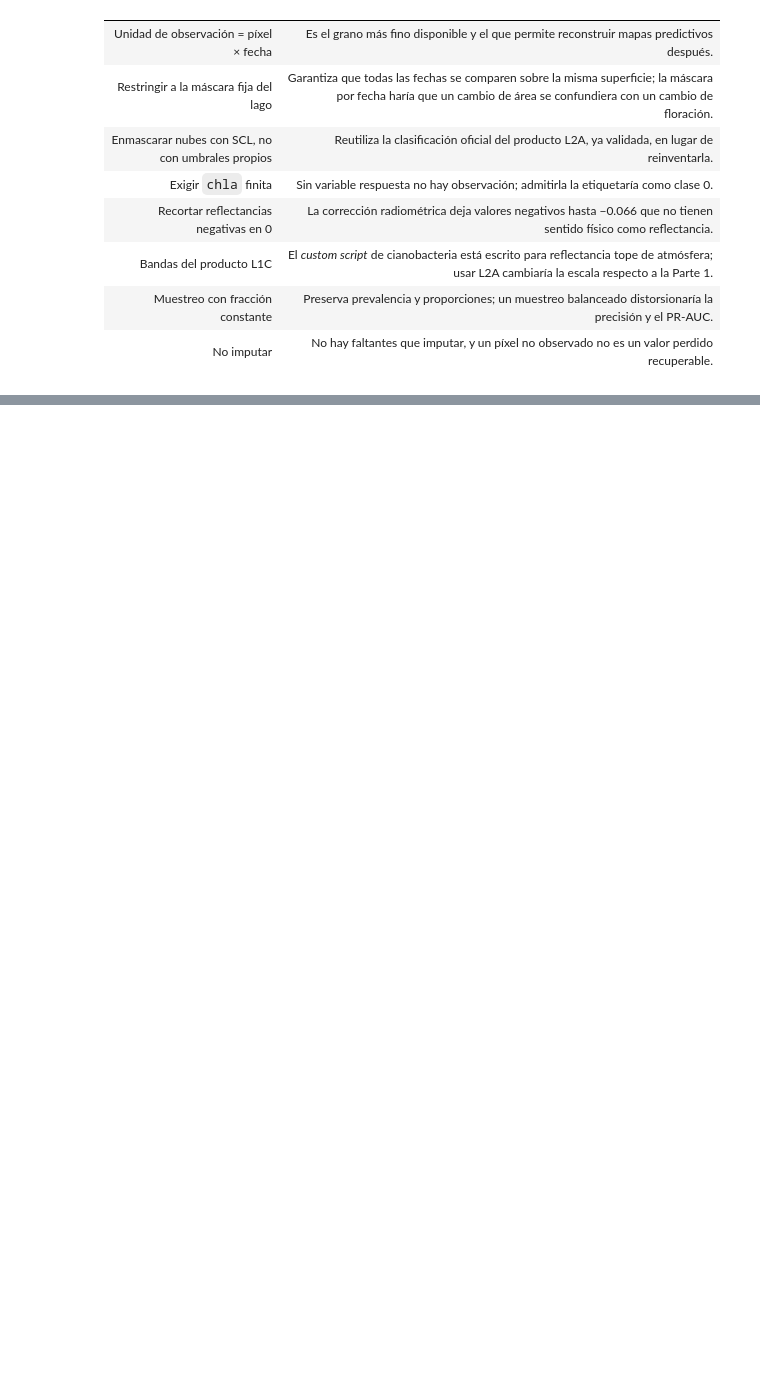
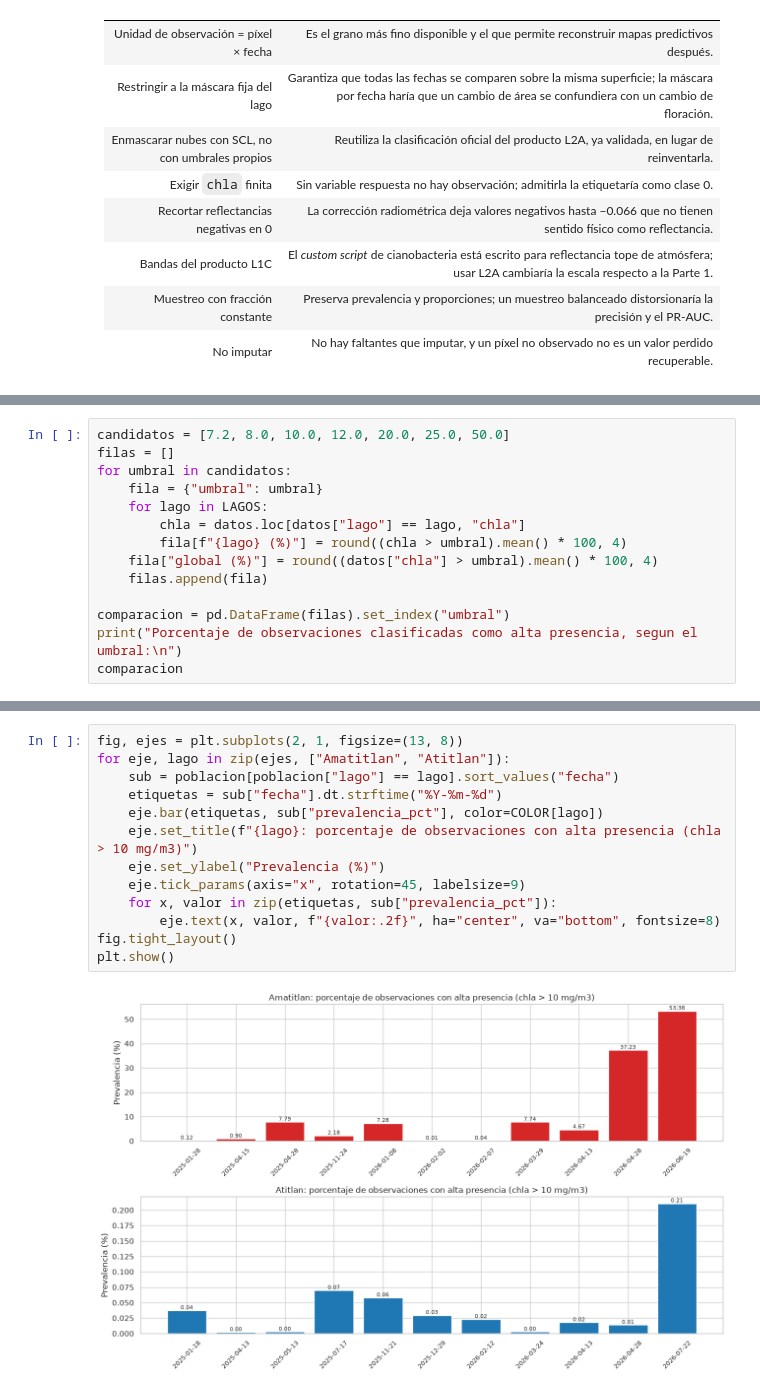
Before and after one commit to Tunchxz/CC3084-Laboratorio-4, a Jupyter notebook: notebooks/03_preparacion_dataset_ml.ipynb, the cells around one changed output, grey strips where cells are left out. Cells and saved outputs as stored; diff of their text form; blank space fills up the shorter version.

```diff
--- a/notebooks/03_preparacion_dataset_ml.ipynb
+++ b/notebooks/03_preparacion_dataset_ml.ipynb
@@ -405,0 +448,14 @@ En el extremo opuesto, `B12` (0.441), `distancia_orilla_m` (0.471) y `B11` (0.48
+# %%
+candidatos = [7.2, 8.0, 10.0, 12.0, 20.0, 25.0, 50.0]
+filas = []
+for umbral in candidatos:
+    fila = {"umbral": umbral}
+    for lago in LAGOS:
+        chla = datos.loc[datos["lago"] == lago, "chla"]
+        fila[f"{lago} (%)"] = round((chla > umbral).mean() * 100, 4)
+    fila["global (%)"] = round((datos["chla"] > umbral).mean() * 100, 4)
+    filas.append(fila)
+
+comparacion = pd.DataFrame(filas).set_index("umbral")
+print("Porcentaje de observaciones clasificadas como alta presencia, segun el umbral:\n")
+comparacion
@@ -405,0 +537,15 @@ En el extremo opuesto, `B12` (0.441), `distancia_orilla_m` (0.471) y `B11` (0.48
+# %%
+fig, ejes = plt.subplots(2, 1, figsize=(13, 8))
+for eje, lago in zip(ejes, ["Amatitlan", "Atitlan"]):
+    sub = poblacion[poblacion["lago"] == lago].sort_values("fecha")
+    etiquetas = sub["fecha"].dt.strftime("%Y-%m-%d")
+    eje.bar(etiquetas, sub["prevalencia_pct"], color=COLOR[lago])
+    eje.set_title(f"{lago}: porcentaje de observaciones con alta presencia (chla > 10 mg/m3)")
+    eje.set_ylabel("Prevalencia (%)")
+    eje.tick_params(axis="x", rotation=45, labelsize=9)
+    for x, valor in zip(etiquetas, sub["prevalencia_pct"]):
+        eje.text(x, valor, f"{valor:.2f}", ha="center", va="bottom", fontsize=8)
+fig.tight_layout()
+plt.show()
+# %% [output]
+[figure, added]
```
Also changed, not shown: parts of 14 cells of this notebook.
